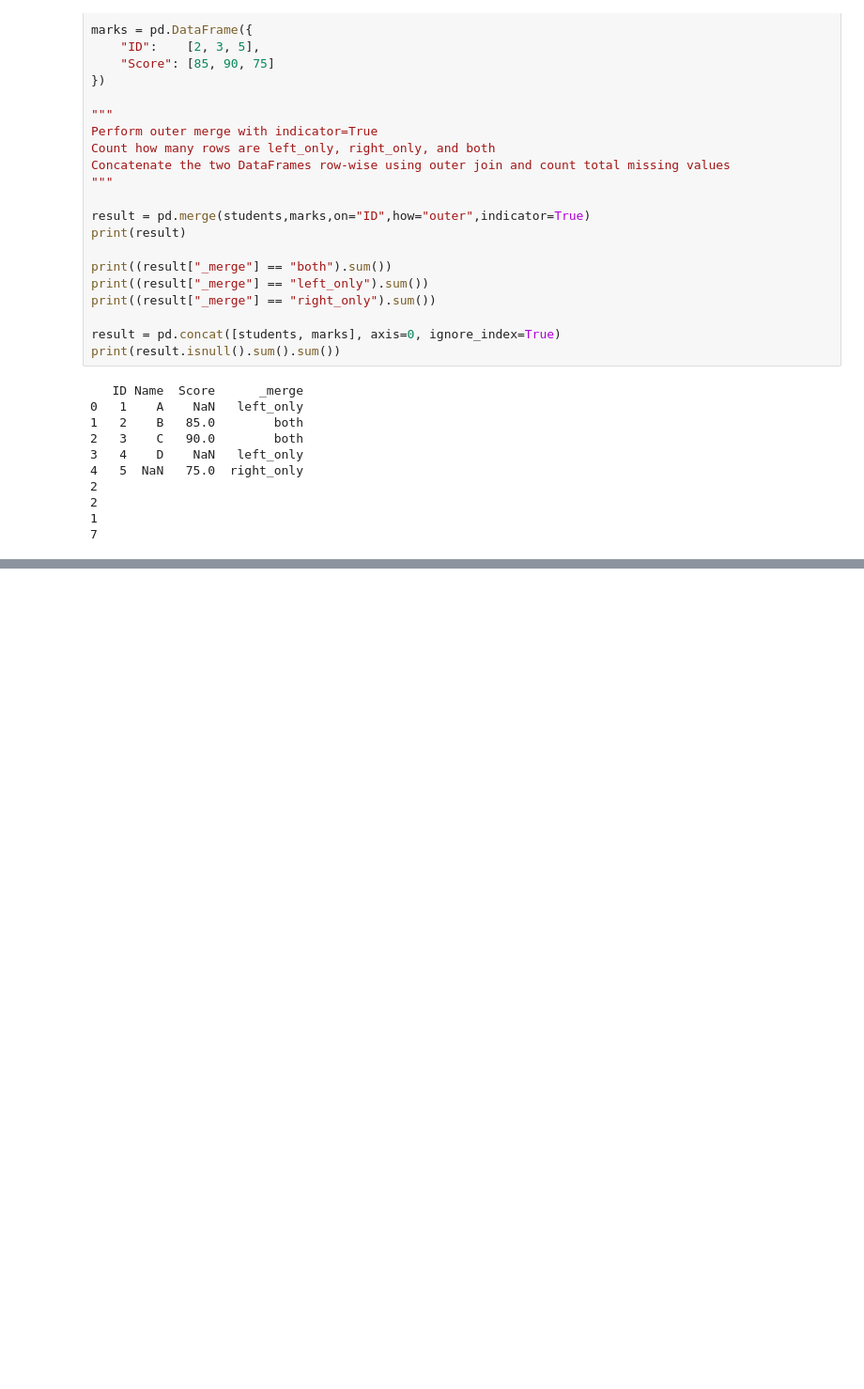
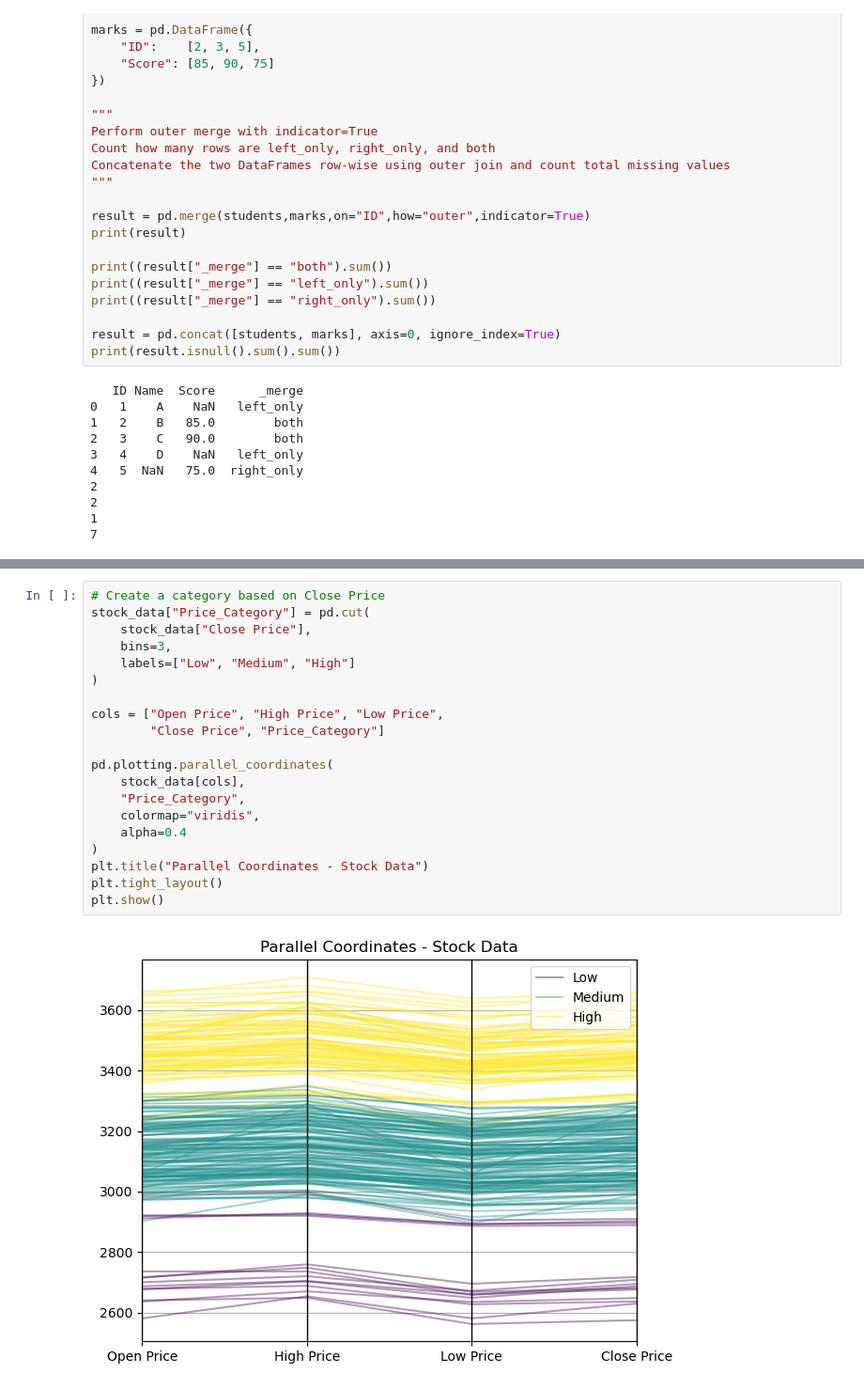
Before and after one commit to Shlok081205/python-ml-journey, a Jupyter notebook: 01-pandas-eda/pandas_my_notes.ipynb, the cells around one changed output, grey strips where cells are left out. Shown at 94% size. Saved outputs shown, nothing was run; the diff lists cells and outputs as text; blank space fills up the shorter version.

```diff
--- a/01-pandas-eda/pandas_my_notes.ipynb
+++ b/01-pandas-eda/pandas_my_notes.ipynb
@@ -1279,0 +1908,22 @@ print(result.isnull().sum().sum())
+# %%
+# Create a category based on Close Price
+stock_data["Price_Category"] = pd.cut(
+    stock_data["Close Price"],
+    bins=3,
+    labels=["Low", "Medium", "High"]
+)
+
+cols = ["Open Price", "High Price", "Low Price",
+        "Close Price", "Price_Category"]
+
+pd.plotting.parallel_coordinates(
+    stock_data[cols],
+    "Price_Category",
+    colormap="viridis",
+    alpha=0.4
+)
+plt.title("Parallel Coordinates - Stock Data")
+plt.tight_layout()
+plt.show()
+# %% [output]
+[figure, added]
```
Also changed, not shown: parts of 5 cells of this notebook, 2 other files.
